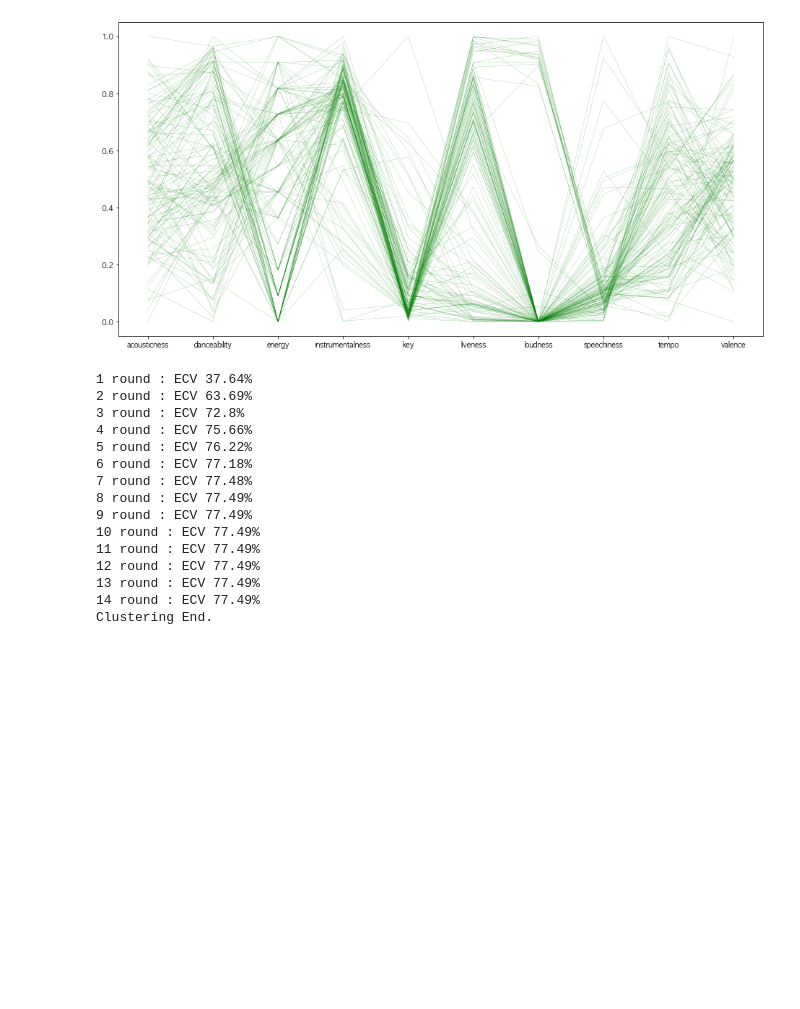
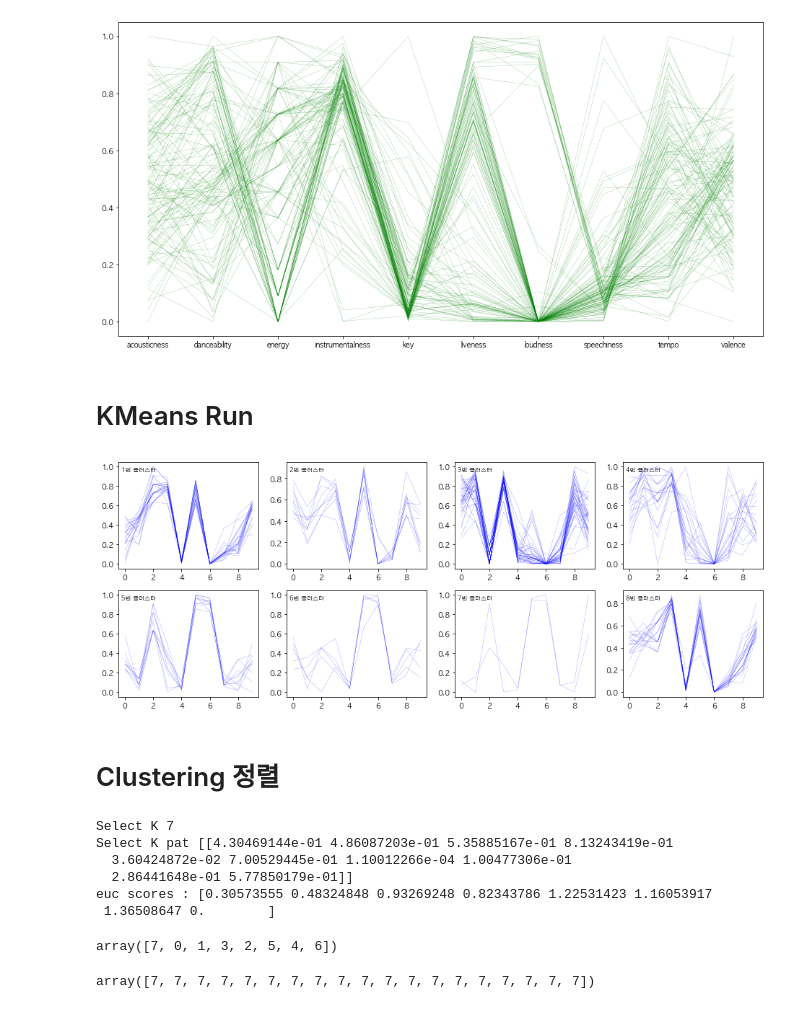
Before and after one commit to formegusto/research-muletter, a Jupyter notebook: pt4. MailBox Clustering.ipynb, the cells around one changed output. Cells and saved outputs as stored; diff of their text form; code cells hidden in the pictures; blank space fills up the shorter version.

```diff
--- a/pt4. MailBox Clustering.ipynb
+++ b/pt4. MailBox Clustering.ipynb
@@ -44,24 +44,51 @@ norm_features = dp.make_norm(seed_features)
 utils.visual_norm_data(None, norm_features)
 # %% [output]
 [figure]
+# %% [markdown]
+# KMeans Run
 # %%
 kmeans = utils.KMeans(
     datas=norm_features
 )
 kmeans.run(early_stop_cnt=5)
+
+clear_output(wait=True)
+
+_label = kmeans.clusters
+utils.visual_cluster_data(norm_features, kmeans)
 # %% [output]
-1 round : ECV 37.64%
-2 round : ECV 63.69%
-3 round : ECV 72.8%
-4 round : ECV 75.66%
-5 round : ECV 76.22%
-6 round : ECV 77.18%
-7 round : ECV 77.48%
-8 round : ECV 77.49%
-9 round : ECV 77.49%
-10 round : ECV 77.49%
-11 round : ECV 77.49%
-12 round : ECV 77.49%
-13 round : ECV 77.49%
-14 round : ECV 77.49%
-Clustering End.
+[figure, added]
+# %% [markdown]
+# Clustering 정렬
+# %%
+import random as ran
+
+k_pat = kmeans.K_pattern
+
+ran_k_idx = ran.randrange(0, len(k_pat))
+sel_k_pat = np.expand_dims(k_pat[ran_k_idx], axis=0)
+
+print("Select K {}".format(ran_k_idx))
+print("Select K pat {}".format(sel_k_pat))
+
+euc_scores = euc(sel_k_pat,k_pat)[0]
+
+print("euc scores : {}".format(
+        euc_scores
+))
+# %% [output]
+Select K 7
+Select K pat [[4.30469144e-01 4.86087203e-01 5.35885167e-01 8.13243419e-01
+  3.60424872e-02 7.00529445e-01 1.10012266e-04 1.00477306e-01
+  2.86441648e-01 5.77850179e-01]]
+euc scores : [0.30573555 0.48324848 0.93269248 0.82343786 1.22531423 1.16053917
+ 1.36508647 0.        ]
+# %%
+sort_scores = euc_scores.argsort()
+sort_scores
+# %% [output]
+array([7, 0, 1, 3, 2, 5, 4, 6])
+# %%
+_label[_label == sort_scores[0]]
+# %% [output]
+array([7, 7, 7, 7, 7, 7, 7, 7, 7, 7, 7, 7, 7, 7, 7, 7, 7, 7, 7])
```
Also changed, not shown: parts of 29 cells of this notebook.
